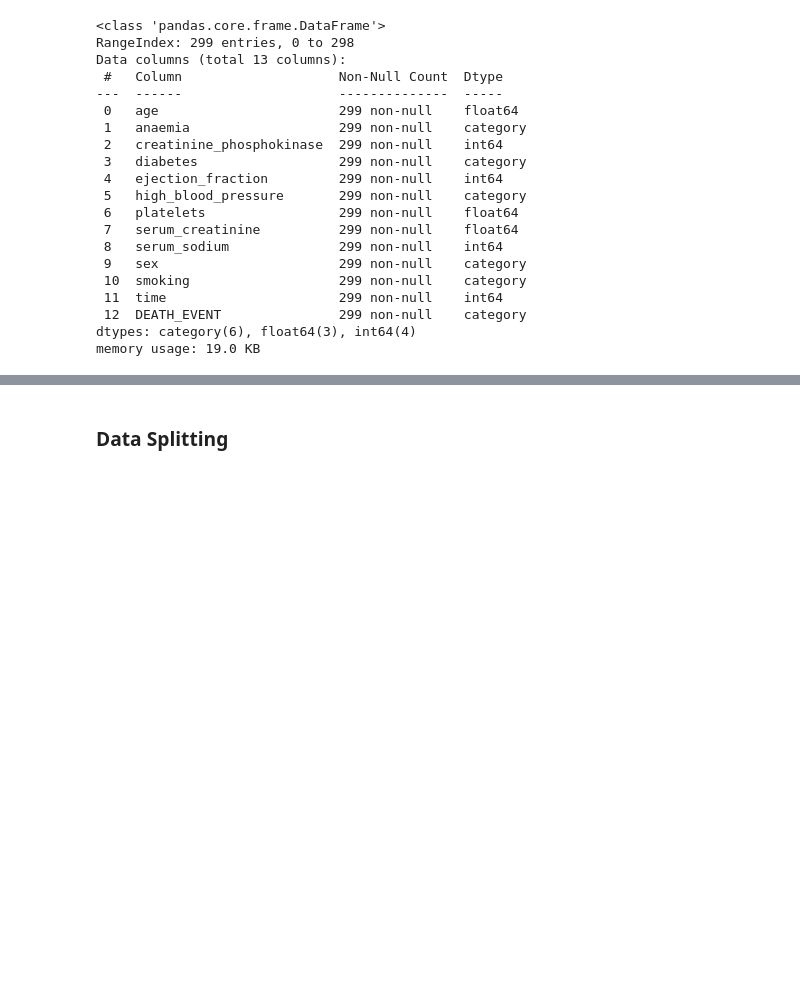
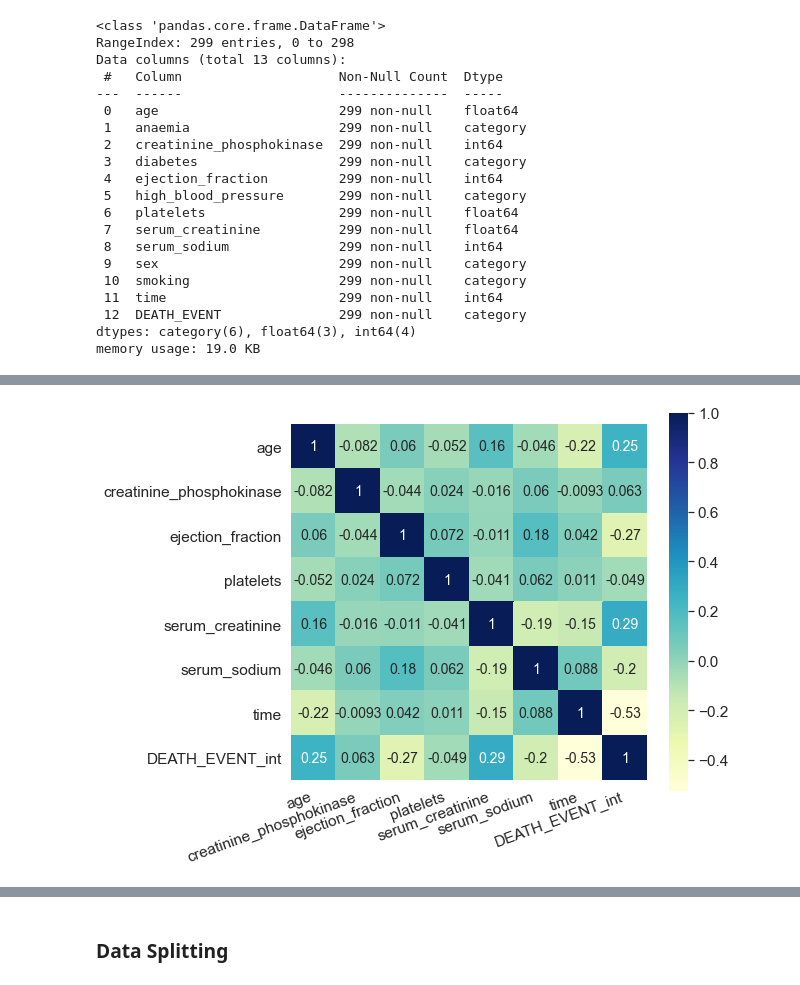
Before and after one commit to rizdiaprilian/MLZoomcamp_2022, a Jupyter notebook: Capstone_project/project.ipynb, the cells around one changed output, grey strips where cells are left out. Saved outputs shown, nothing was run; the diff lists cells and outputs as text; code cells hidden in the pictures; blank space fills up the shorter version.

```diff
--- a/Capstone_project/project.ipynb
+++ b/Capstone_project/project.ipynb
@@ -123,0 +140,4 @@ memory usage: 19.0 KB
+# %%
+df["DEATH_EVENT_int"] = (df["DEATH_EVENT"] == 'yes').astype(int)
+global_mean = df["DEATH_EVENT_int"].mean()
+round(global_mean, 3)
@@ -123,0 +239,11 @@ memory usage: 19.0 KB
+# %%
+corr_1 = df.corr()
+
+plt.figure(figsize=(9,7))
+sns.set(font_scale=1.4)
+sns.heatmap(corr_1, cmap='YlGnBu', annot_kws={"size": 14},
+            annot=True, square=True, cbar_kws={'aspect':20})
+plt.xticks(rotation=20, ha='right')
+plt.tight_layout()
+# %% [output]
+[figure, added]
```
Also changed, not shown: parts of 29 cells of this notebook, 11 other files.
